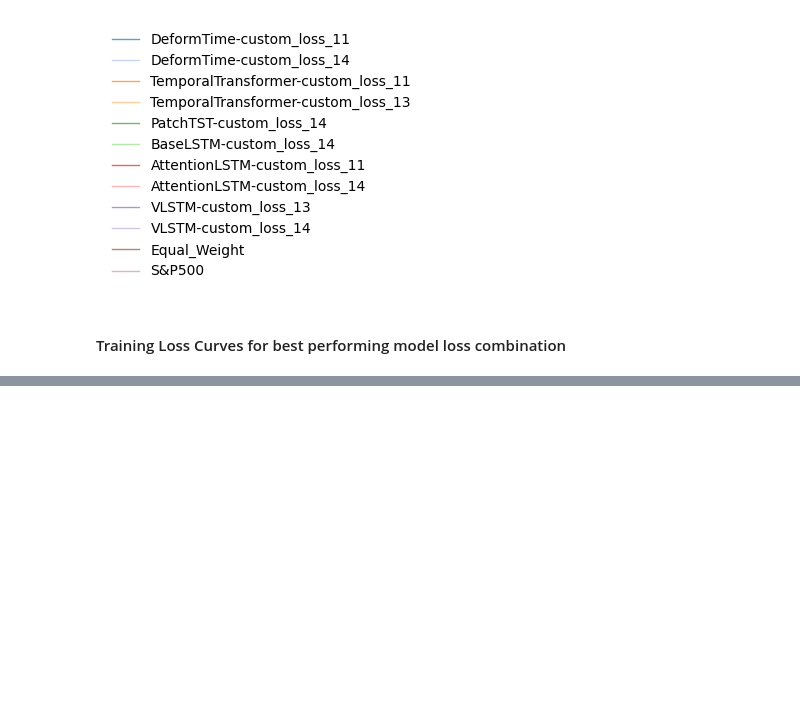
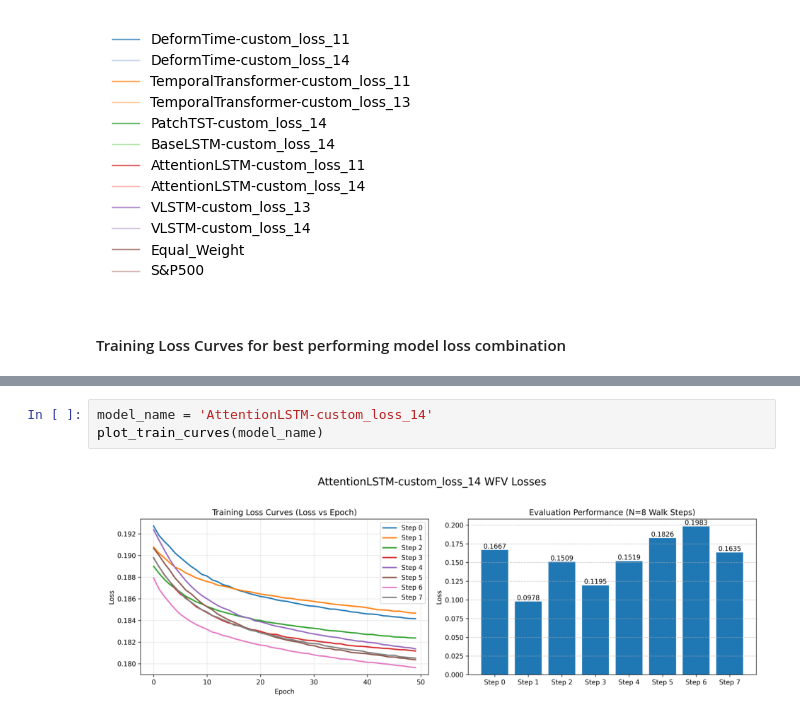
Before and after one commit to travisdesell/exact, a Jupyter notebook: financial_loss_functions/exploration/model_selection.ipynb, the cells around one changed output, grey strips where cells are left out. Drawn from its saved outputs; the diff is of its cells as text; blank space fills up the shorter version.

```diff
--- a/financial_loss_functions/exploration/model_selection.ipynb
+++ b/financial_loss_functions/exploration/model_selection.ipynb
@@ -441,0 +464,5 @@ opti_hparams.get('TemporalTransformer-custom_loss_11')
+# %%
+model_name = 'AttentionLSTM-custom_loss_14'
+plot_train_curves(model_name)
+# %% [output]
+[figure, added]
```
Also changed, not shown: parts of 10 cells of this notebook.
